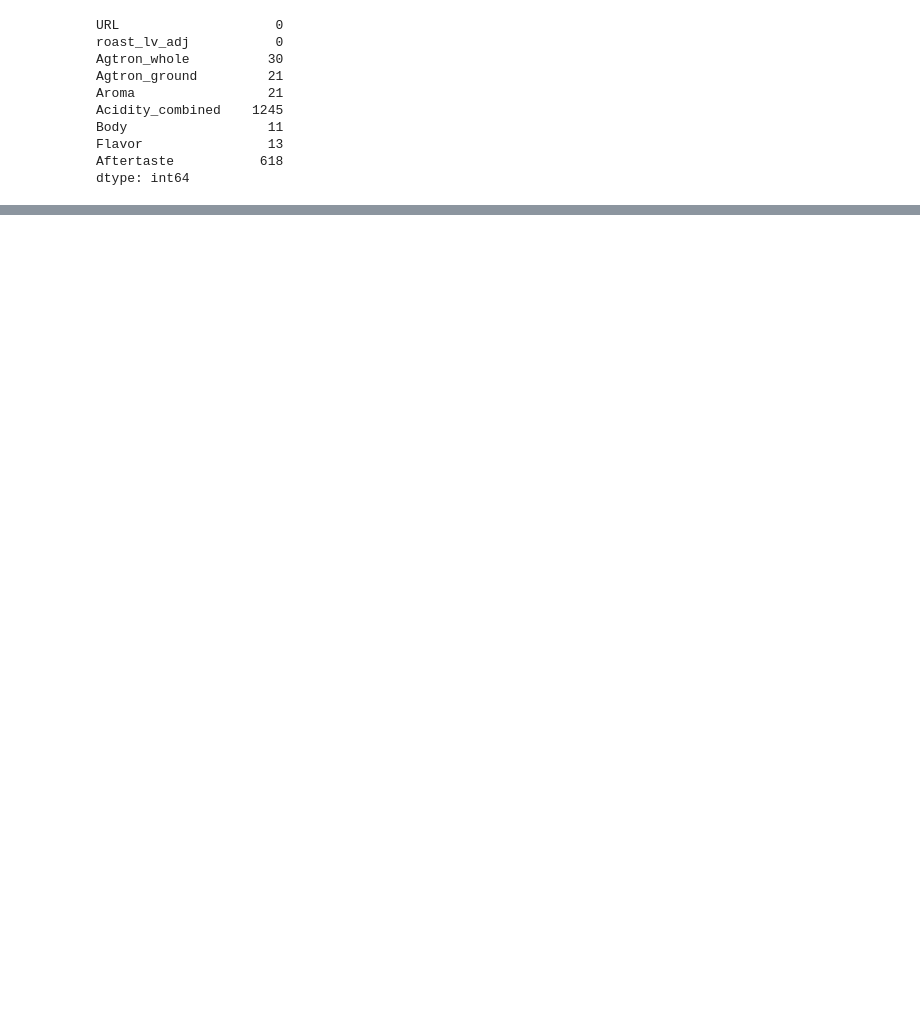
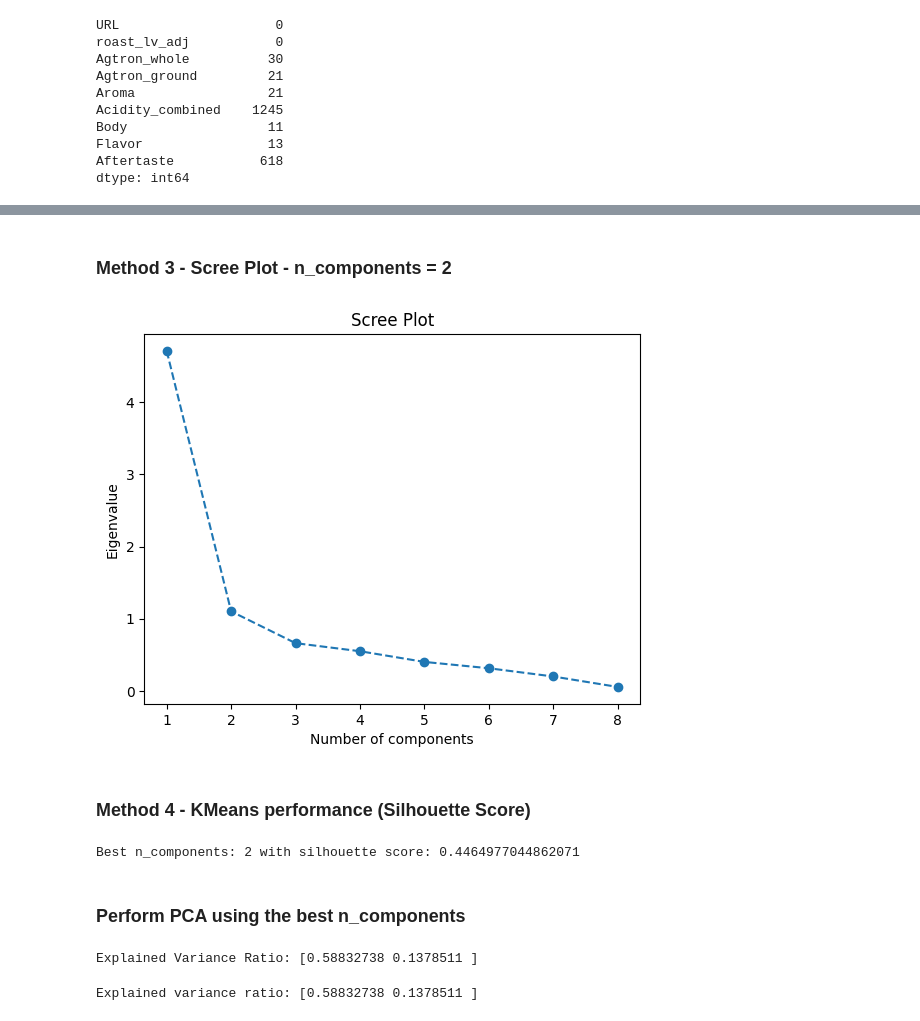
Before and after one commit to zehaog2/Coffee-Rating, a Jupyter notebook: Xin/05_Clustering.ipynb, the cells around one changed output, grey strips where cells are left out. Cells and saved outputs as stored; diff of their text form; code cells hidden in the pictures; blank space fills up the shorter version.

```diff
--- a/Xin/05_Clustering.ipynb
+++ b/Xin/05_Clustering.ipynb
@@ -237,0 +544,14 @@ train_df_1.to_csv("../data/clustering_train.csv", index=False)
+# %% [markdown]
+### Method 3 - Scree Plot - n_components = 2
+# %%
+# Plot the scree plot
+plt.plot(range(1, len(pca.explained_variance_) + 1),
+         pca.explained_variance_, marker='o', linestyle='--')
+plt.xlabel('Number of components')
+plt.ylabel('Eigenvalue')
+plt.title('Scree Plot')
+plt.show()
+# %% [output]
+[figure, added]
+# %% [markdown]
+### Method 4 - KMeans performance (Silhouette Score)
@@ -237,0 +561,34 @@ train_df_1.to_csv("../data/clustering_train.csv", index=False)
+# %%
+n_components_range = range(2, 9)
+best_score = -float('inf')
+silhouette_scores = []
+
+# Iterate over different numbers of PCA components
+for n_components in n_components_range:
+    # Apply PCA with 'n_components'
+    pca = PCA(n_components=n_components)
+    reduced_data = pca.fit_transform(scaled_data)
+
+    # Apply KMeans clustering
+    kmeans = KMeans(n_clusters=3)  # Assuming 3 clusters, adjust if needed
+    labels = kmeans.fit_predict(reduced_data)
+
+    # Calculate silhouette score
+    score = silhouette_score(reduced_data, labels)
+    silhouette_scores.append(score)
+
+# Find the best n_components based on silhouette score
+best_n_components = n_components_range[np.argmax(silhouette_scores)]
+best_score = max(silhouette_scores)
+
+print(f"Best n_components: {best_n_components} with silhouette score: {best_score}")
+# %% [output]
+Best n_components: 2 with silhouette score: 0.4464977044862071
+# %% [markdown]
+### Perform PCA using the best n_components
+# %%
+pca = PCA(n_components=2)
+reduced_data = pca.fit_transform(scaled_data)
+print(f"Explained Variance Ratio: {pca.explained_variance_ratio_}")
+# %% [output]
+Explained Variance Ratio: [0.58832738 0.1378511 ]
@@ -237,0 +597,11 @@ train_df_1.to_csv("../data/clustering_train.csv", index=False)
+# %%
+# PCA loadings (components_)
+loadings = pca.components_
+
+# Create a DataFrame for easy interpretation
+loadings_df = pd.DataFrame(loadings, columns=train_data.columns, index=[f'PC{i+1}' for i in range(loadings.shape[0])])
+
+# Optionally: Display the explained variance ratio for each component
+print("Explained variance ratio:", pca.explained_variance_ratio_)
+# %% [output]
+Explained variance ratio: [0.58832738 0.1378511 ]
```
Also changed, not shown: parts of 84 cells of this notebook, 4 other files.
